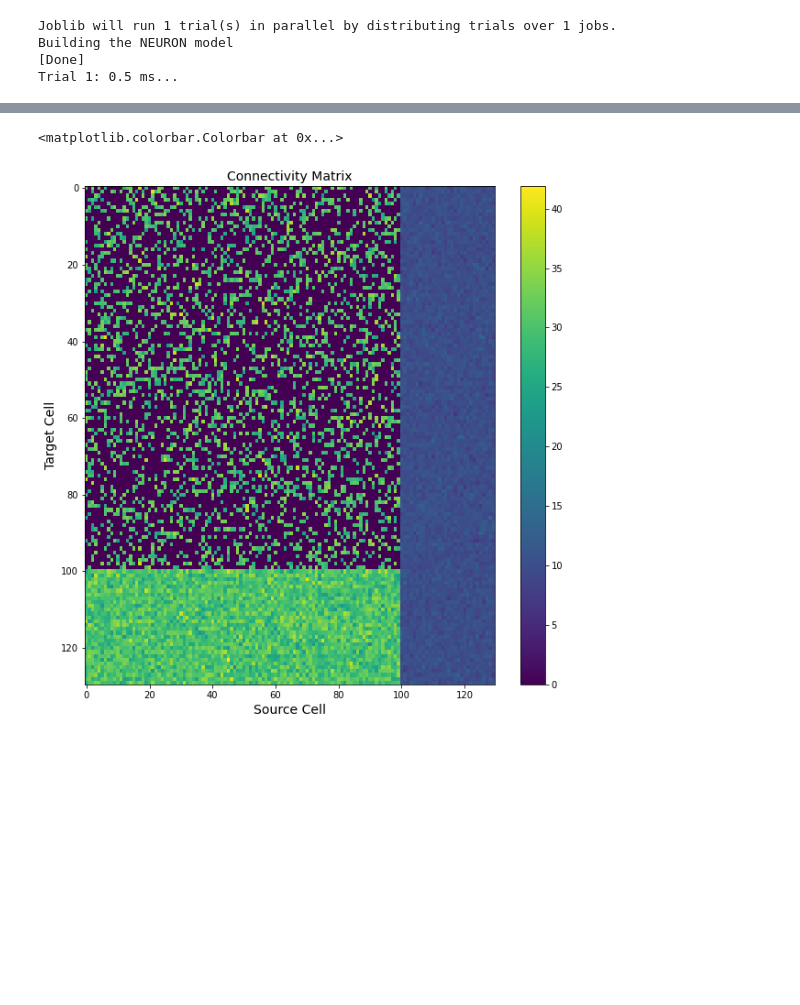
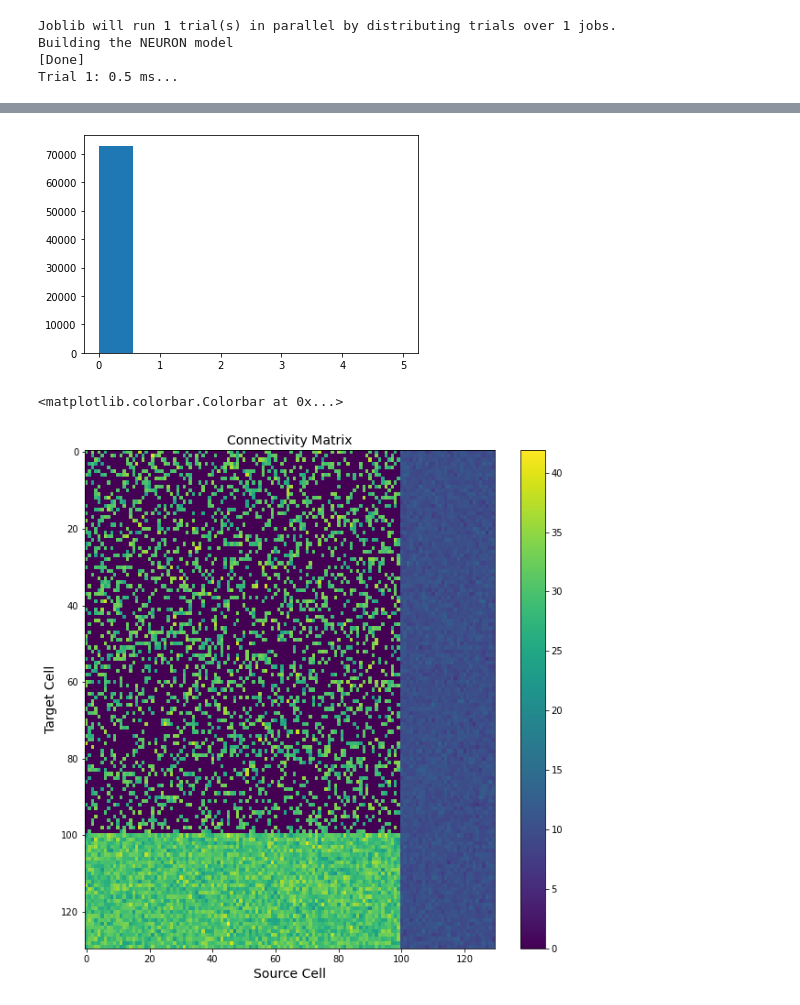
Before and after one commit to ntolley/bayesian_surrogates, a Jupyter notebook: surrogate_network.ipynb, the cells around one changed output, grey strips where cells are left out. Cells and saved outputs as stored; diff of their text form; code cells hidden in the pictures; blank space fills up the shorter version.

```diff
--- a/surrogate_network.ipynb
+++ b/surrogate_network.ipynb
@@ -235,3 +258,9 @@ Trial 1: 0.5 ms...
+# %%
+bins = np.linspace(0,5,10)
+# plt.ylim(0,2000)
+_ = plt.hist(network_data.delay_matrix[:net._n_cells,:].numpy().flatten(), bins=bins)
+# %% [output]
+[figure, added]
 # %%
 plt.figure(figsize=(10,10))
 plt.imshow(model.weight_matrix.detach().cpu().numpy().sum(axis=1), aspect='auto')
```
Also changed, not shown: parts of 5 cells of this notebook, 1 other file.
